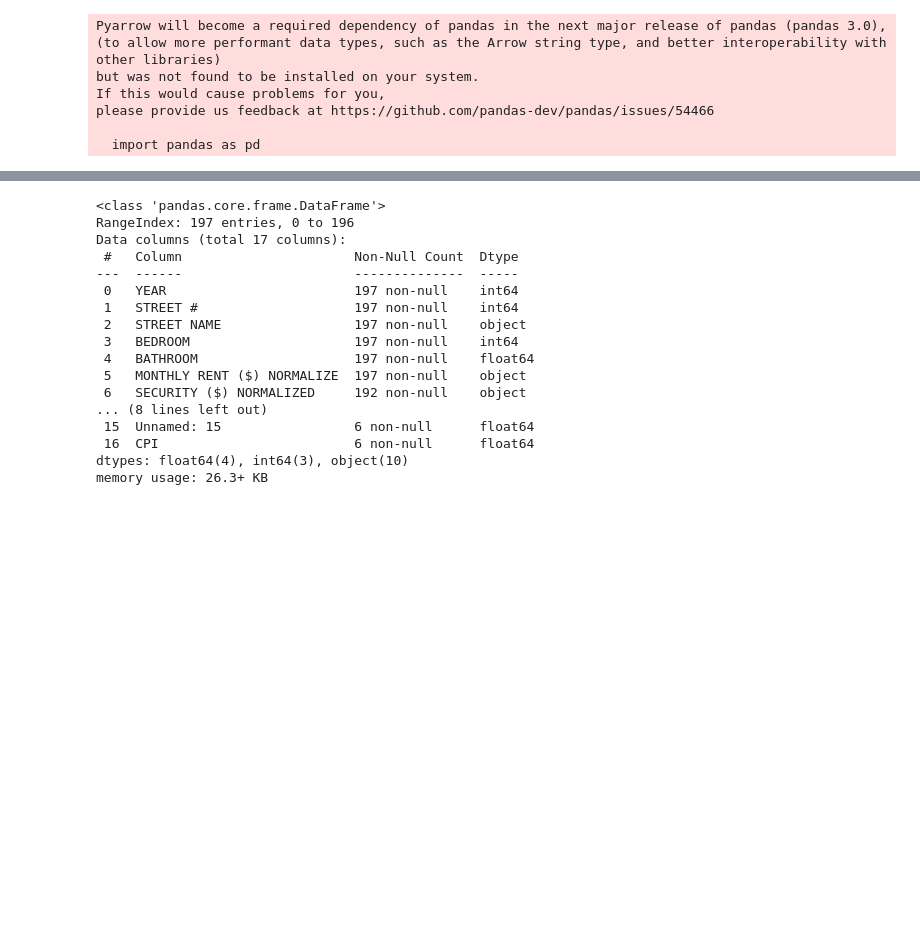
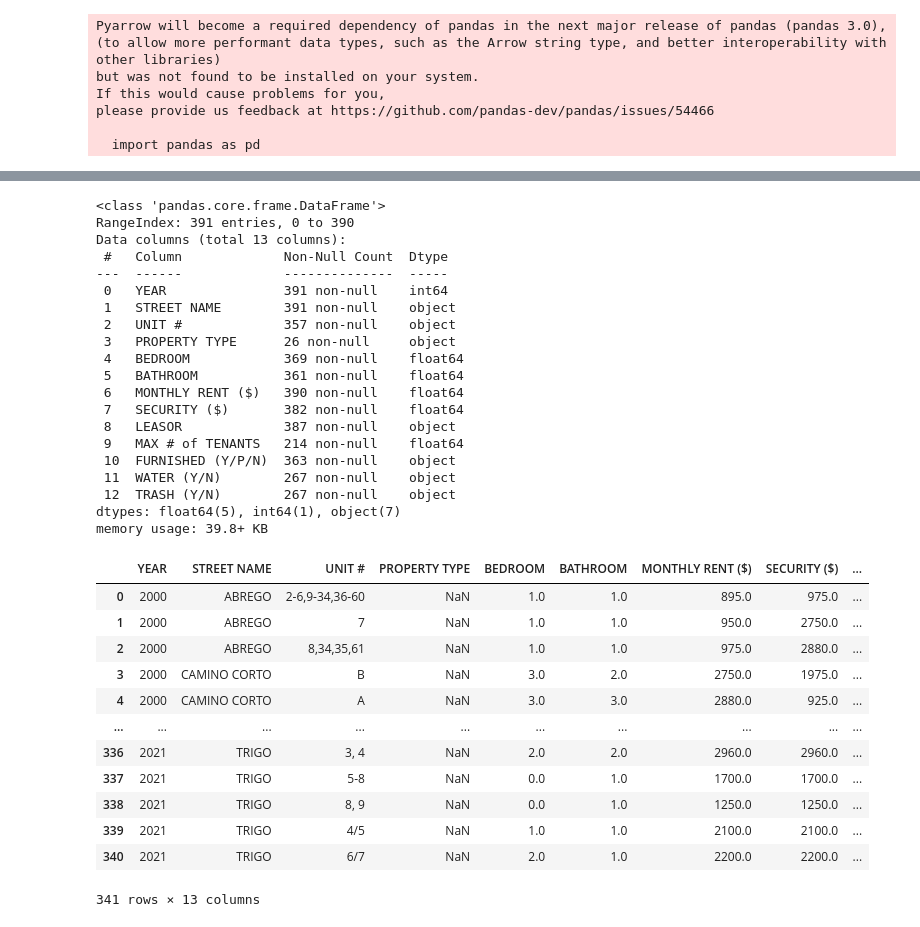
Before and after one commit to F0nor/IV-Housing-Price-Predictor, a Jupyter notebook: data_visualization/PairPlotIVTUData.ipynb, the cells around one changed output, grey strips where cells are left out. Saved outputs shown, nothing was run; the diff lists cells and outputs as text; code cells hidden in the pictures; blank space fills up the shorter version.

```diff
--- a/data_visualization/PairPlotIVTUData.ipynb
+++ b/data_visualization/PairPlotIVTUData.ipynb
@@ -38,21 +35,38 @@ AttributeError: 'Series' object has no attribute 'strip'
-# %%
-IV19to23.info()
-# %% [output]
-<class 'pandas.core.frame.DataFrame'>
-RangeIndex: 197 entries, 0 to 196
-Data columns (total 17 columns):
- #   Column                      Non-Null Count  Dtype
----  ------                      --------------  -----
- 0   YEAR                        197 non-null    int64
- 1   STREET #                    197 non-null    int64
- 2   STREET NAME                 197 non-null    object
- 3   BEDROOM                     197 non-null    int64
- 4   BATHROOM                    197 non-null    float64
- 5   MONTHLY RENT ($) NORMALIZE  197 non-null    object
- 6   SECURITY ($) NORMALIZED     192 non-null    object
-... (8 lines left out)
- 15  Unnamed: 15                 6 non-null      float64
- 16  CPI                         6 non-null      float64
-dtypes: float64(4), int64(3), object(10)
-memory usage: 26.3+ KB
+# %%
+IV.info()
+IV.head(-50)
+# %% [output]
+<class 'pandas.core.frame.DataFrame'>
+RangeIndex: 391 entries, 0 to 390
+Data columns (total 13 columns):
+ #   Column             Non-Null Count  Dtype
+---  ------             --------------  -----
+ 0   YEAR               391 non-null    int64
+ 1   STREET NAME        391 non-null    object
+ 2   UNIT #             357 non-null    object
+ 3   PROPERTY TYPE      26 non-null     object
+ 4   BEDROOM            369 non-null    float64
+ 5   BATHROOM           361 non-null    float64
+ 6   MONTHLY RENT ($)   390 non-null    float64
+ 7   SECURITY ($)       382 non-null    float64
+ 8   LEASOR             387 non-null    object
+ 9   MAX # of TENANTS   214 non-null    float64
+ 10  FURNISHED (Y/P/N)  363 non-null    object
+ 11  WATER (Y/N)        267 non-null    object
+ 12  TRASH (Y/N)        267 non-null    object
+dtypes: float64(5), int64(1), object(7)
+memory usage: 39.8+ KB
+|  | YEAR | STREET NAME | UNIT # | PROPERTY TYPE | BEDROOM | BATHROOM | MONTHLY RENT ($) | SECURITY ($) | ... |
+| 0 | 2000 | ABREGO | 2-6,9-34,36-60 | NaN | 1.0 | 1.0 | 895.0 | 975.0 | ... |
+| 1 | 2000 | ABREGO | 7 | NaN | 1.0 | 1.0 | 950.0 | 2750.0 | ... |
+| 2 | 2000 | ABREGO | 8,34,35,61 | NaN | 1.0 | 1.0 | 975.0 | 2880.0 | ... |
+| 3 | 2000 | CAMINO CORTO | B | NaN | 3.0 | 2.0 | 2750.0 | 1975.0 | ... |
+| 4 | 2000 | CAMINO CORTO | A | NaN | 3.0 | 3.0 | 2880.0 | 925.0 | ... |
+| ... | ... | ... | ... | ... | ... | ... | ... | ... | ... |
+| 336 | 2021 | TRIGO | 3, 4 | NaN | 2.0 | 2.0 | 2960.0 | 2960.0 | ... |
+| 337 | 2021 | TRIGO | 5-8 | NaN | 0.0 | 1.0 | 1700.0 | 1700.0 | ... |
+| 338 | 2021 | TRIGO | 8, 9 | NaN | 0.0 | 1.0 | 1250.0 | 1250.0 | ... |
+| 339 | 2021 | TRIGO | 4/5 | NaN | 1.0 | 1.0 | 2100.0 | 2100.0 | ... |
+| 340 | 2021 | TRIGO | 6/7 | NaN | 2.0 | 1.0 | 2200.0 | 2200.0 | ... |
+341 rows × 13 columns
 # %%
```
Also changed, not shown: parts of 3 cells of this notebook.
